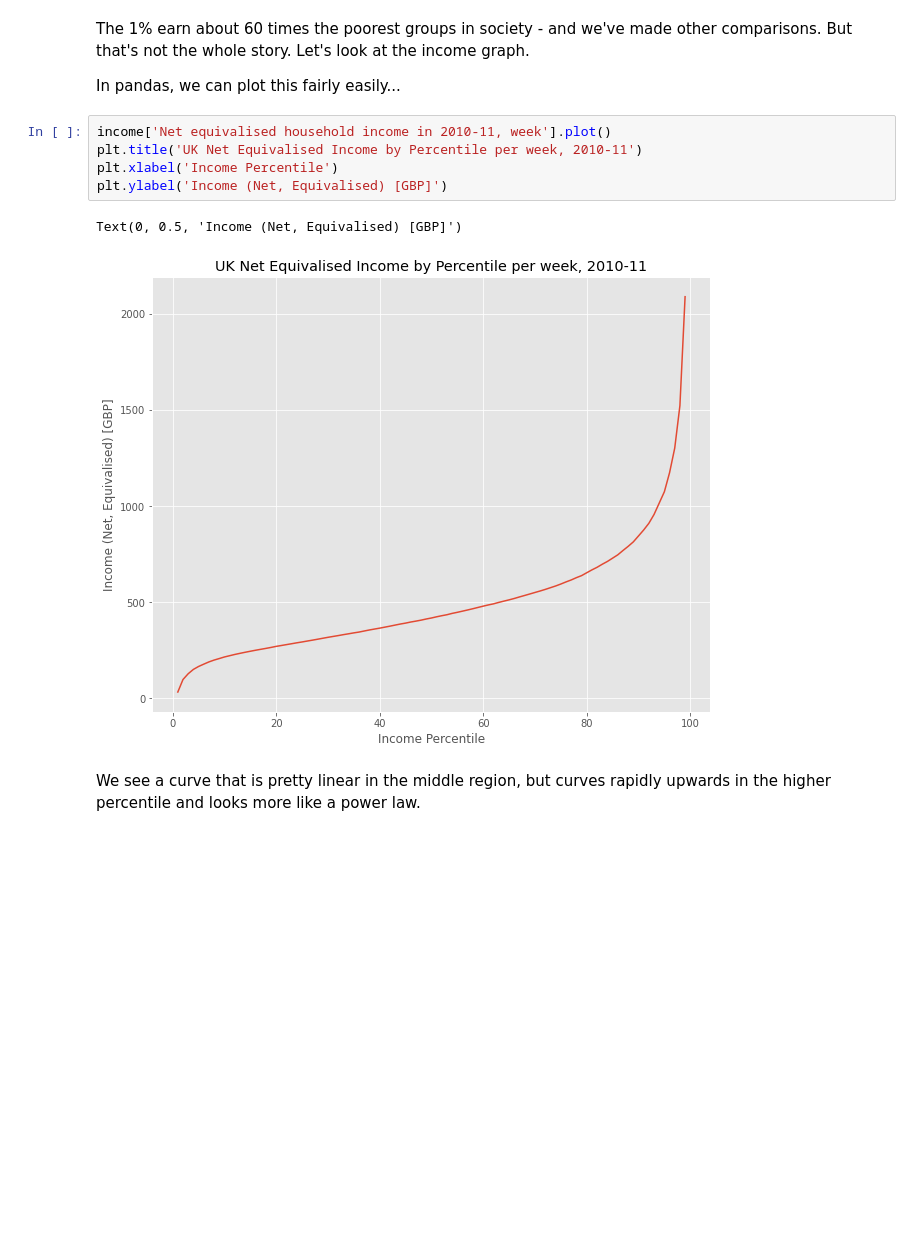
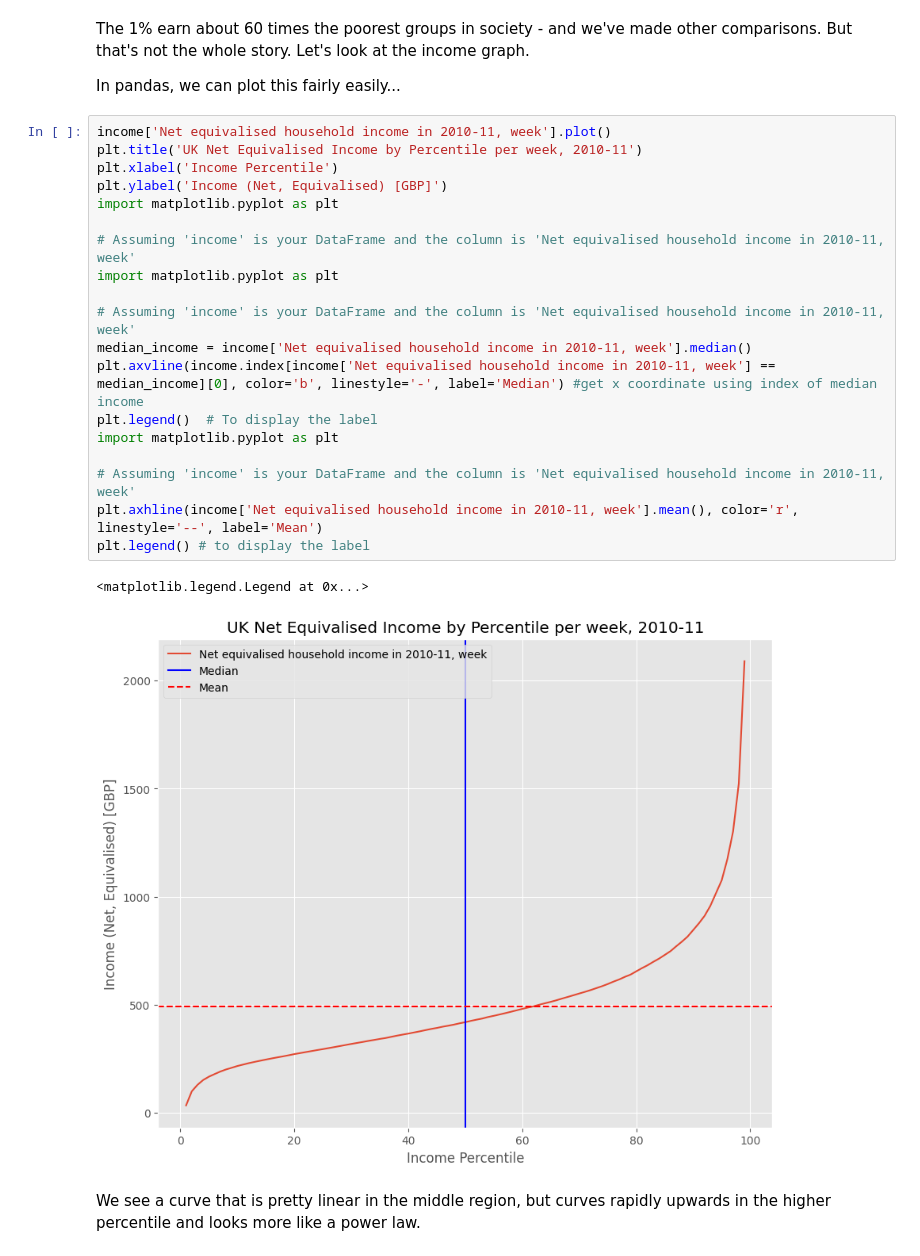
Before and after one commit to uclqmh3/Week-2-, a Jupyter notebook: notebooks/W02. Pandas.ipynb, the cells around one changed output. Saved outputs shown, nothing was run; the diff lists cells and outputs as text; blank space fills up the shorter version.

```diff
--- a/notebooks/W02. Pandas.ipynb
+++ b/notebooks/W02. Pandas.ipynb
@@ -193,14 +202,28 @@ How does
 The 1% earn about 60 times the poorest groups in society - and we've made other comparisons. But that's not the whole story. Let's look at the income graph.
 
 In pandas, we can plot this fairly easily...
-# %%
-income['Net equivalised household income in 2010-11, week'].plot()
-plt.title('UK Net Equivalised Income by Percentile per week, 2010-11')
-plt.xlabel('Income Percentile')
-plt.ylabel('Income (Net, Equivalised) [GBP]')
-# %% [output]
-Text(0, 0.5, 'Income (Net, Equivalised) [GBP]')
-[figure, removed]
+# %%
+income['Net equivalised household income in 2010-11, week'].plot()
+plt.title('UK Net Equivalised Income by Percentile per week, 2010-11')
+plt.xlabel('Income Percentile')
+plt.ylabel('Income (Net, Equivalised) [GBP]')
+import matplotlib.pyplot as plt
+
+# Assuming 'income' is your DataFrame and the column is 'Net equivalised household income in 2010-11, week'
+import matplotlib.pyplot as plt
+
+# Assuming 'income' is your DataFrame and the column is 'Net equivalised household income in 2010-11, week'
+median_income = income['Net equivalised household income in 2010-11, week'].median()
+plt.axvline(income.index[income['Net equivalised household income in 2010-11, week'] == median_income][0], color='b', linestyle='-', label='Median') #get x coordinate using index of median income
+plt.legend()  # To display the label
+import matplotlib.pyplot as plt
+
+# Assuming 'income' is your DataFrame and the column is 'Net equivalised household income in 2010-11, week'
+plt.axhline(income['Net equivalised household income in 2010-11, week'].mean(), color='r', linestyle='--', label='Mean')
+plt.legend() # to display the label
+# %% [output]
+<matplotlib.legend.Legend at 0x...>
+[figure, added]
 # %% [markdown]
 We see a curve that is pretty linear in the middle region, but curves rapidly upwards in the higher percentile and looks more like a power law.
 # %% [markdown]
```
Also changed, not shown: parts of 11 cells of this notebook.
